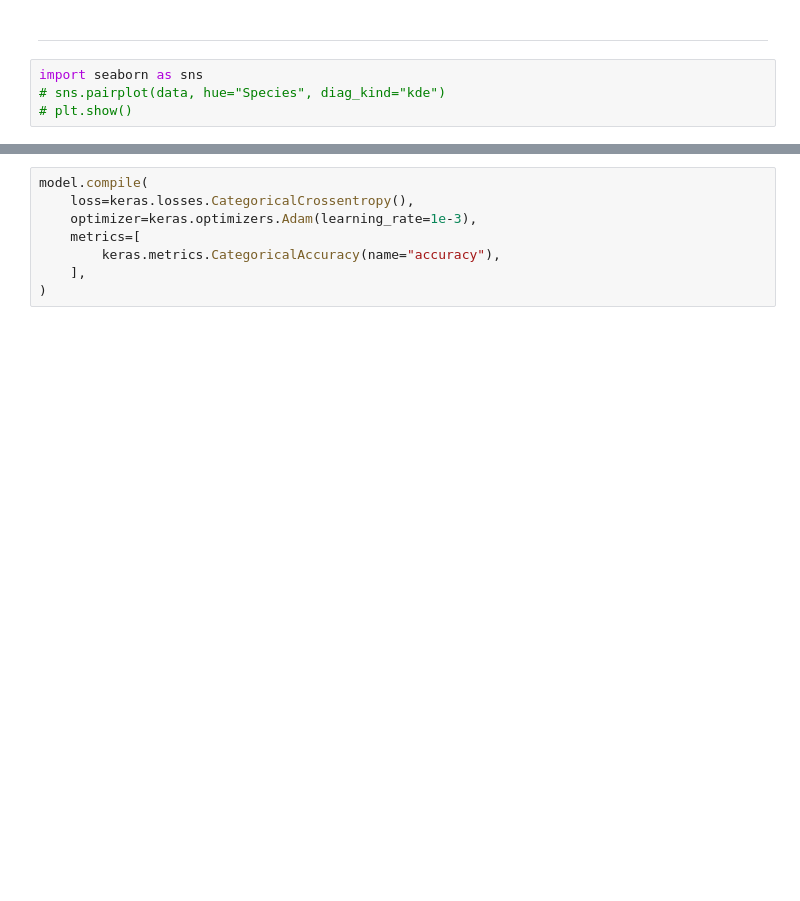
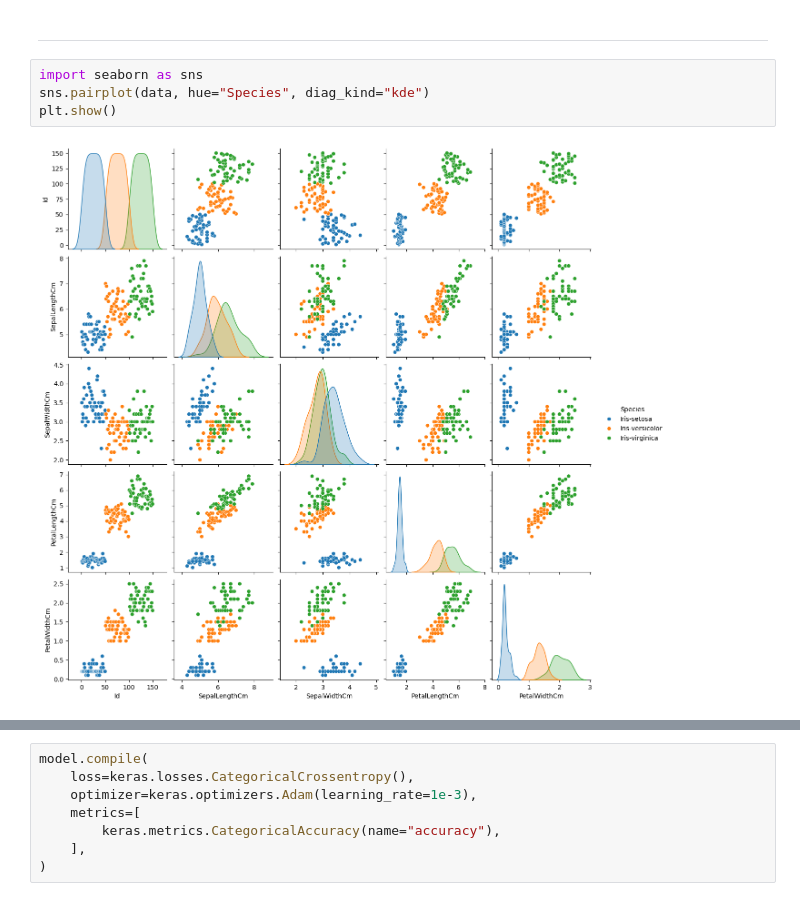
Before and after one commit to thatusualguy/ml_uni, a Jupyter notebook: лр_1.ipynb, the cells around one changed output, grey strips where cells are left out. Drawn from its saved outputs; the diff is of its cells as text; blank space fills up the shorter version.

```diff
--- a/лр_1.ipynb
+++ b/лр_1.ipynb
@@ -115,8 +121,10 @@ array([[0., 1., 0.],
 ---
 # %%
 import seaborn as sns
-# sns.pairplot(data, hue="Species", diag_kind="kde")
-# plt.show()
+sns.pairplot(data, hue="Species", diag_kind="kde")
+plt.show()
+# %% [output]
+[figure, added]
 # %%
 model = keras.Sequential()
 model.add(keras.layers.Input(shape=(len(features),)))
```
Also changed, not shown: parts of 9 cells of this notebook.
